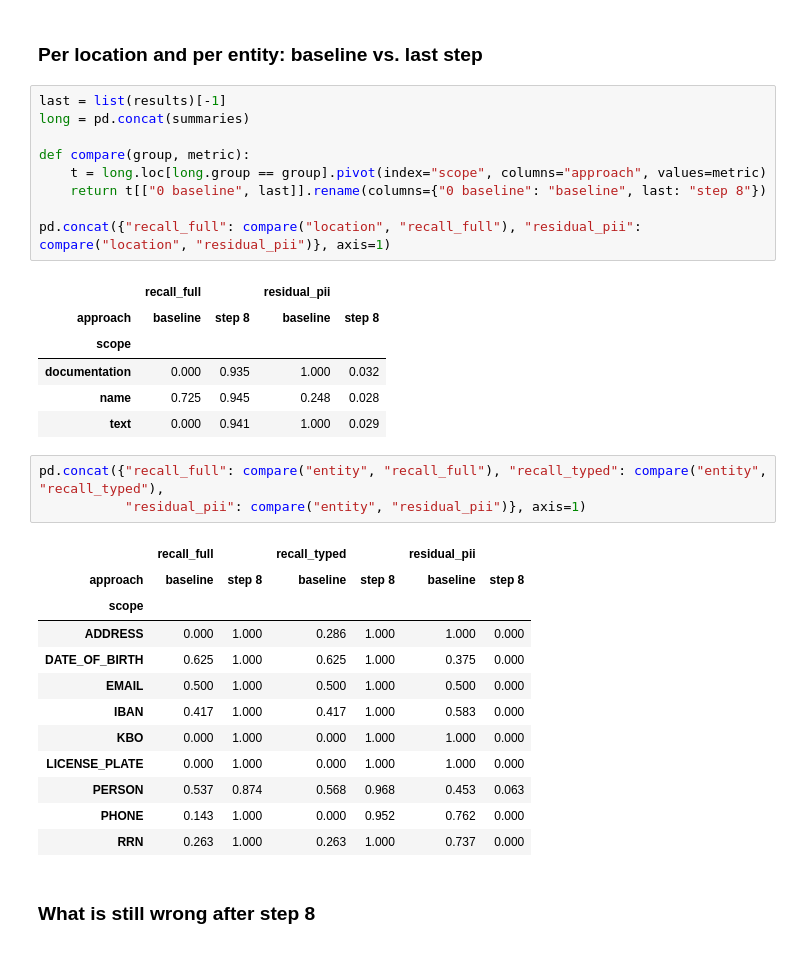
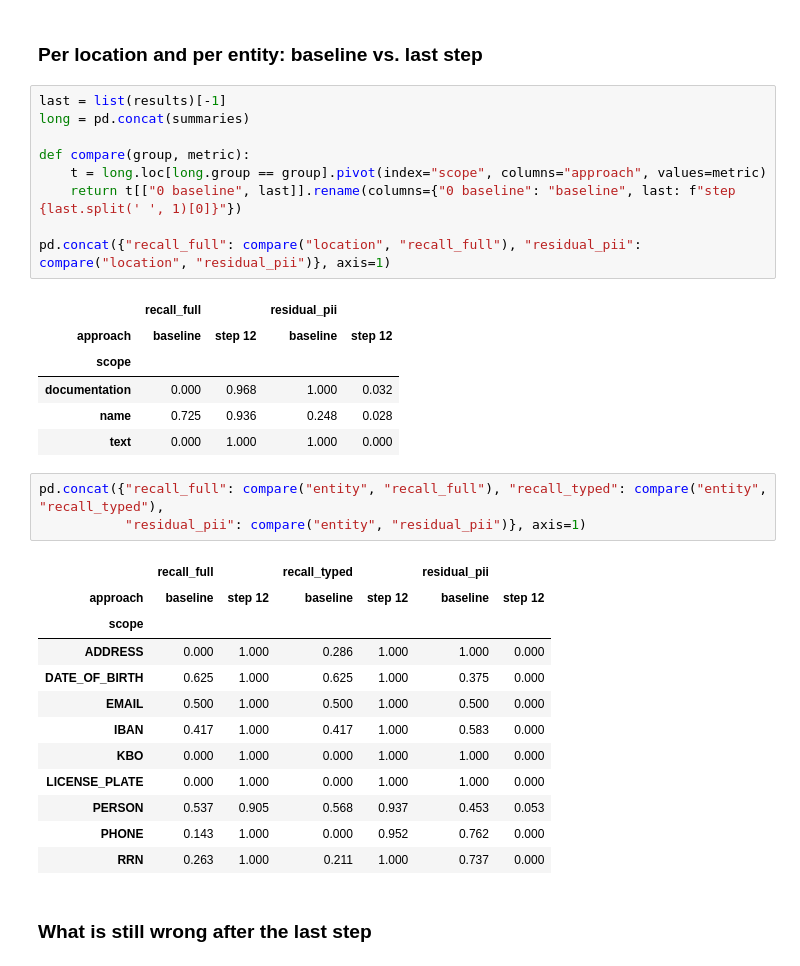
Before and after one commit to MartijnBogaert/presidio-bpmn-tryout, a Jupyter notebook: 02_improvements.ipynb, the cells around one changed output. Saved outputs shown, nothing was run; the diff lists cells and outputs as text.

```diff
--- a/02_improvements.ipynb
+++ b/02_improvements.ipynb
@@ -606,25 +862,25 @@ without RRN checksum: 4 false positives come back: ['20220905653', '20241017506'
 # %%
 last = list(results)[-1]
 long = pd.concat(summaries)
 
 def compare(group, metric):
     t = long.loc[long.group == group].pivot(index="scope", columns="approach", values=metric)
-    return t[["0 baseline", last]].rename(columns={"0 baseline": "baseline", last: "step 8"})
+    return t[["0 baseline", last]].rename(columns={"0 baseline": "baseline", last: f"step {last.split(' ', 1)[0]}"})
 
 pd.concat({"recall_full": compare("location", "recall_full"), "residual_pii": compare("location", "residual_pii")}, axis=1)
 # %% [output]
 |  | recall_full |  | residual_pii |  |
-| approach | baseline | step 8 | baseline | step 8 |
+| approach | baseline | step 12 | baseline | step 12 |
 | scope |  |  |  |  |
-| documentation | 0.000 | 0.935 | 1.000 | 0.032 |
-| name | 0.725 | 0.945 | 0.248 | 0.028 |
-| text | 0.000 | 0.941 | 1.000 | 0.029 |
+| documentation | 0.000 | 0.968 | 1.000 | 0.032 |
+| name | 0.725 | 0.936 | 0.248 | 0.028 |
+| text | 0.000 | 1.000 | 1.000 | 0.000 |
 # %%
 pd.concat({"recall_full": compare("entity", "recall_full"), "recall_typed": compare("entity", "recall_typed"),
            "residual_pii": compare("entity", "residual_pii")}, axis=1)
 # %% [output]
 |  | recall_full |  | recall_typed |  | residual_pii |  |
-| approach | baseline | step 8 | baseline | step 8 | baseline | step 8 |
+| approach | baseline | step 12 | baseline | step 12 | baseline | step 12 |
 | scope |  |  |  |  |  |  |
 | ADDRESS | 0.000 | 1.000 | 0.286 | 1.000 | 1.000 | 0.000 |
 | DATE_OF_BIRTH | 0.625 | 1.000 | 0.625 | 1.000 | 0.375 | 0.000 |
@@ -632,11 +888,11 @@ pd.concat({"recall_full": compare("entity", "recall_full"), "recall_typed": comp
 | IBAN | 0.417 | 1.000 | 0.417 | 1.000 | 0.583 | 0.000 |
 | KBO | 0.000 | 1.000 | 0.000 | 1.000 | 1.000 | 0.000 |
 | LICENSE_PLATE | 0.000 | 1.000 | 0.000 | 1.000 | 1.000 | 0.000 |
-| PERSON | 0.537 | 0.874 | 0.568 | 0.968 | 0.453 | 0.063 |
+| PERSON | 0.537 | 0.905 | 0.568 | 0.937 | 0.453 | 0.053 |
 | PHONE | 0.143 | 1.000 | 0.000 | 0.952 | 0.762 | 0.000 |
-| RRN | 0.263 | 1.000 | 0.263 | 1.000 | 0.737 | 0.000 |
+| RRN | 0.263 | 1.000 | 0.211 | 1.000 | 0.737 | 0.000 |
 # %% [markdown]
-### What is still wrong after step 8
+### What is still wrong after the last step
 # %%
 s8, d8 = scored[last]
 print("PII not fully covered:")
```
Also changed, not shown: parts of 29 cells of this notebook, 1 other file.
